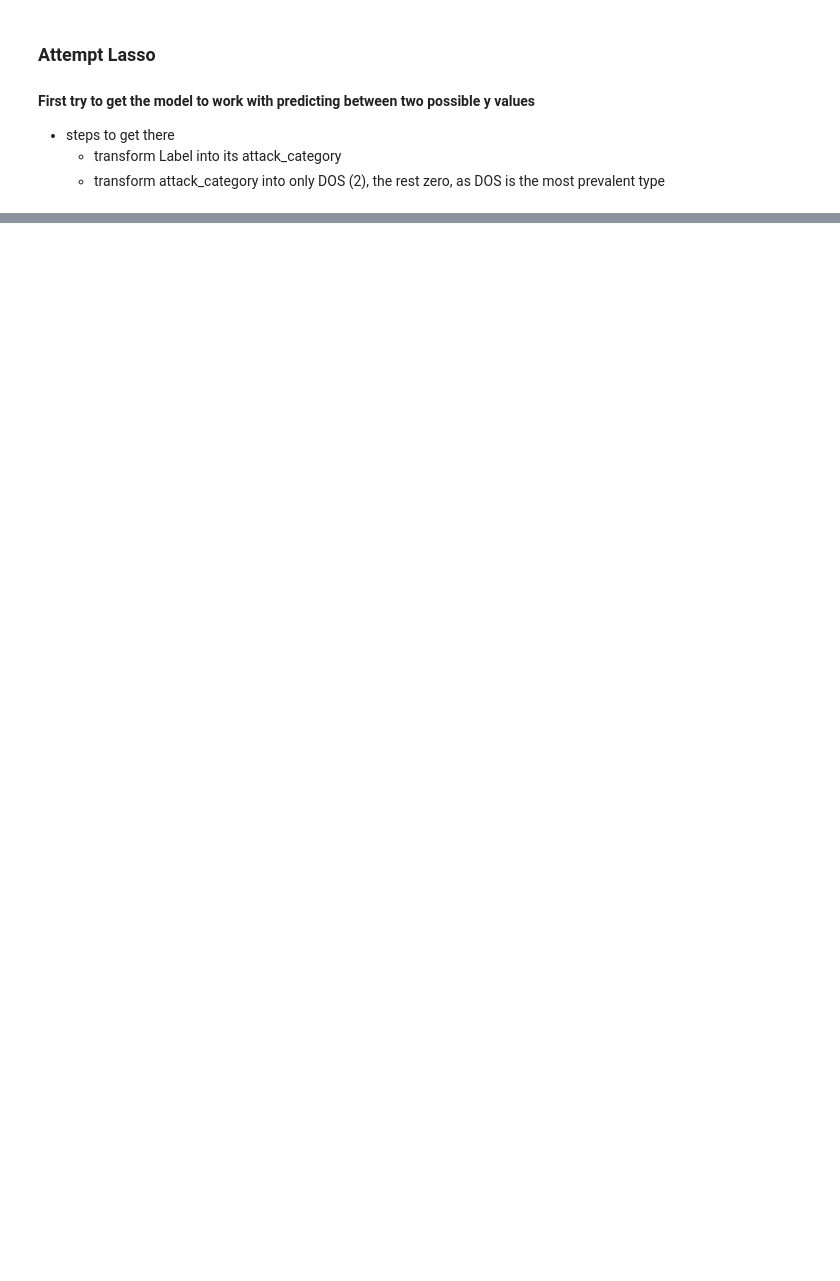
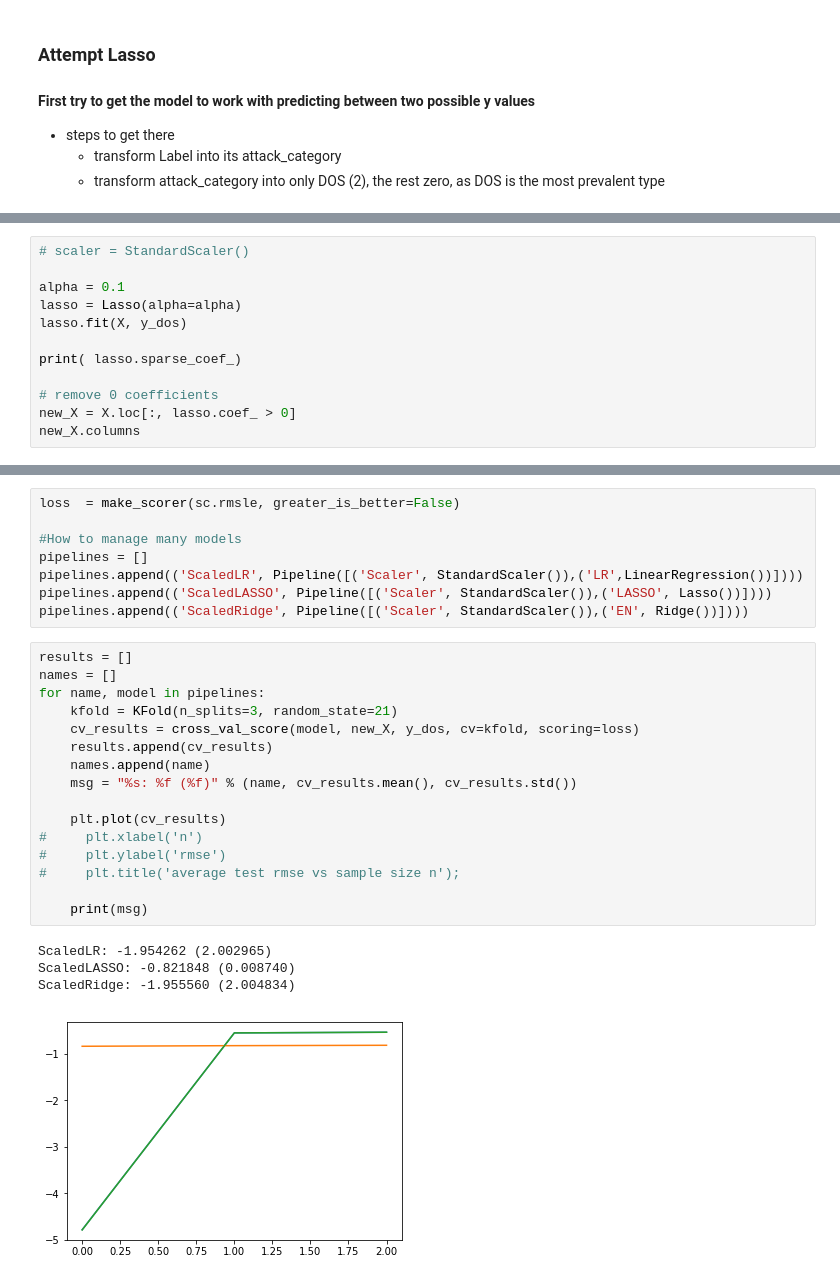
Before and after one commit to MnemoSemiotic/Analyzing-Network-Traffic_kdd99, a Jupyter notebook: Feature_Engineering_and_Modeling.ipynb, the cells around one changed output, grey strips where cells are left out. Cells and saved outputs as stored; diff of their text form; blank space fills up the shorter version.

```diff
--- a/Feature_Engineering_and_Modeling.ipynb
+++ b/Feature_Engineering_and_Modeling.ipynb
@@ -106,0 +214,12 @@ Name: attack_category, dtype: int64
+# %%
+# scaler = StandardScaler()
+
+alpha = 0.1
+lasso = Lasso(alpha=alpha)
+lasso.fit(X, y_dos)
+
+print( lasso.sparse_coef_)
+
+# remove 0 coefficients
+new_X = X.loc[:, lasso.coef_ > 0]
+new_X.columns
@@ -106,0 +234,29 @@ Name: attack_category, dtype: int64
+# %%
+loss  = make_scorer(sc.rmsle, greater_is_better=False)
+
+#How to manage many models
+pipelines = []
+pipelines.append(('ScaledLR', Pipeline([('Scaler', StandardScaler()),('LR',LinearRegression())])))
+pipelines.append(('ScaledLASSO', Pipeline([('Scaler', StandardScaler()),('LASSO', Lasso())])))
+pipelines.append(('ScaledRidge', Pipeline([('Scaler', StandardScaler()),('EN', Ridge())])))
+# %%
+results = []
+names = []
+for name, model in pipelines:
+    kfold = KFold(n_splits=3, random_state=21)
+    cv_results = cross_val_score(model, new_X, y_dos, cv=kfold, scoring=loss)
+    results.append(cv_results)
+    names.append(name)
+    msg = "%s: %f (%f)" % (name, cv_results.mean(), cv_results.std())
+
+    plt.plot(cv_results)
+#     plt.xlabel('n')
+#     plt.ylabel('rmse')
+#     plt.title('average test rmse vs sample size n');
+
+    print(msg)
+# %% [output]
+ScaledLR: -1.954262 (2.002965)
+ScaledLASSO: -0.821848 (0.008740)
+ScaledRidge: -1.955560 (2.004834)
+[figure, added]
```
Also changed, not shown: parts of 15 cells of this notebook, 2 other files.
